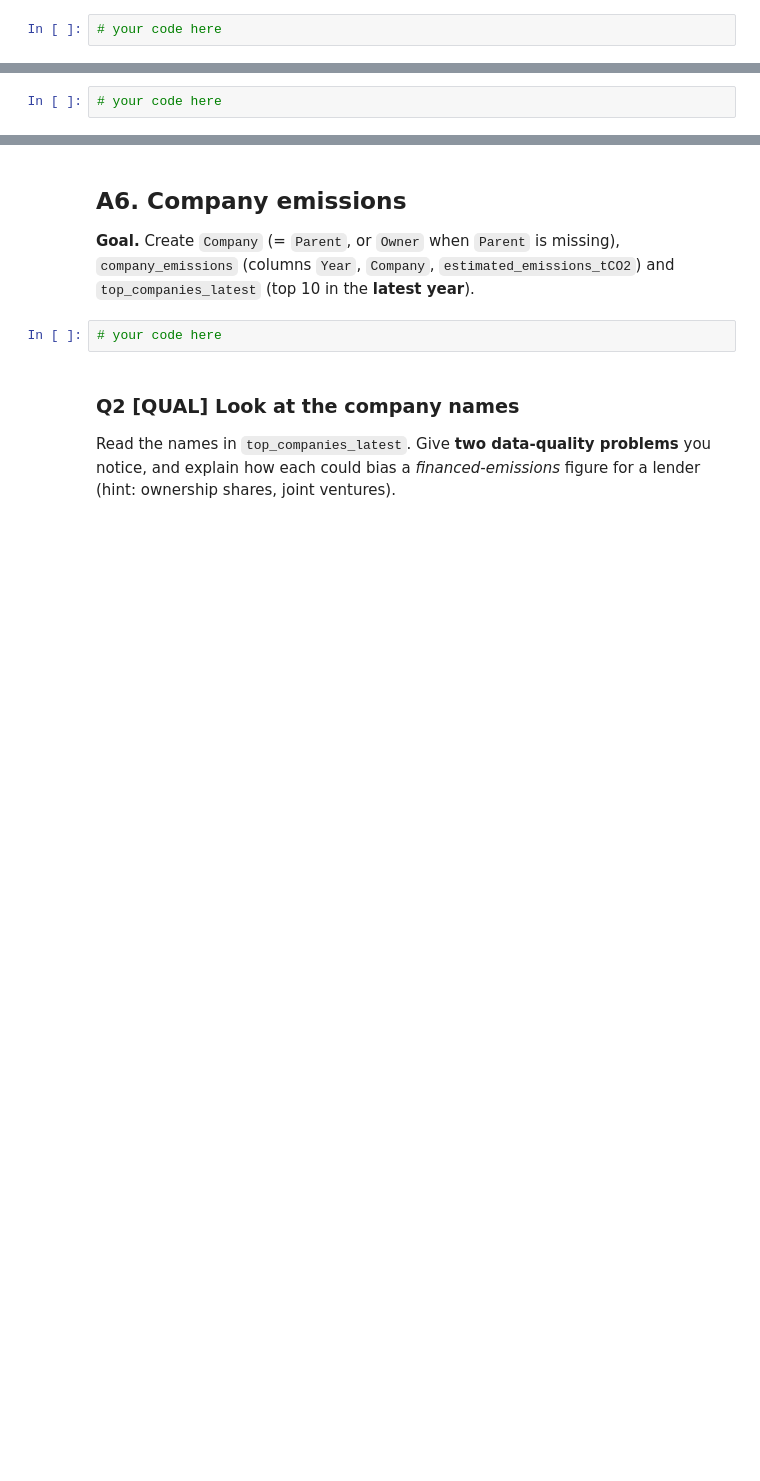
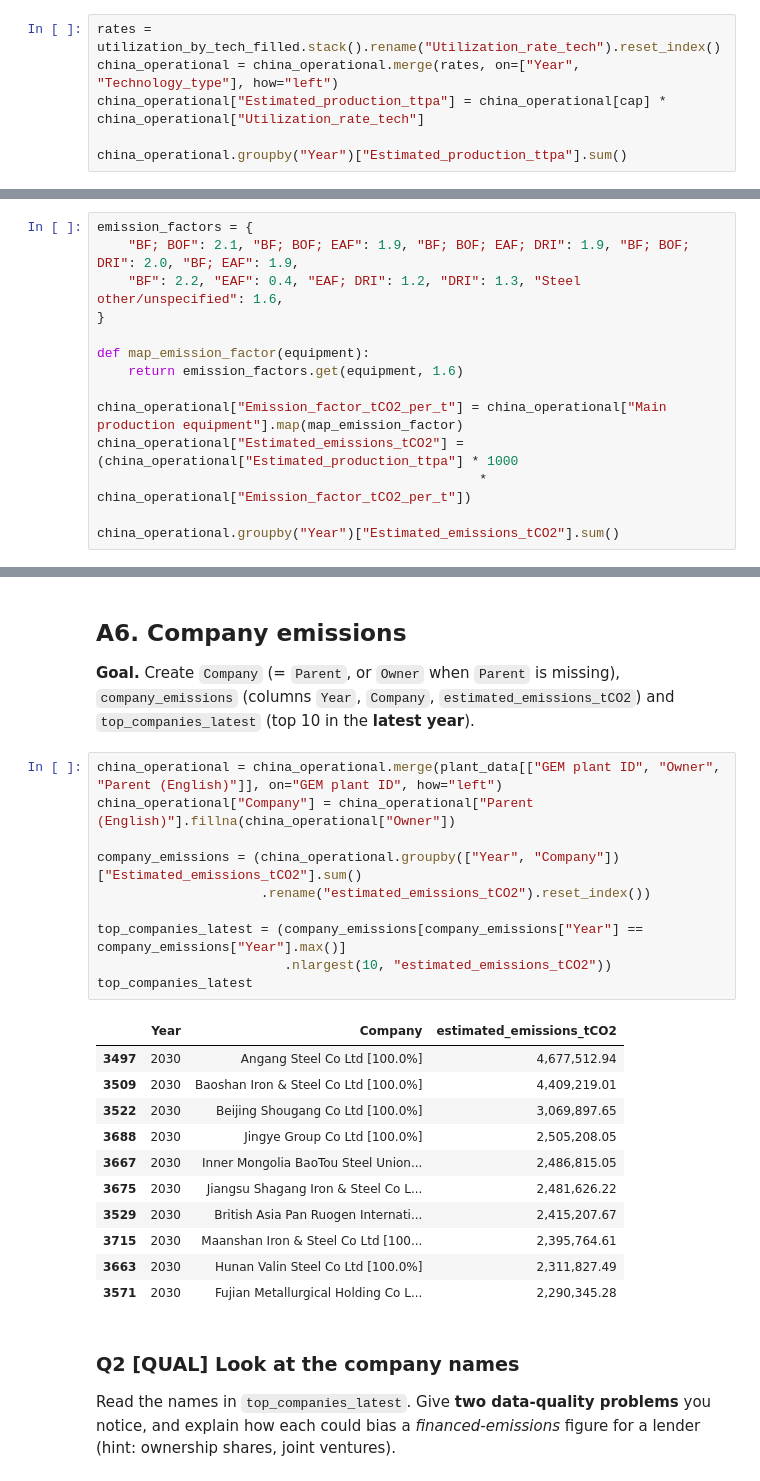
Before and after one commit to oceanetanios/lab3-lebard-lebihan-tanguy-tanios, a Jupyter notebook: lab3.ipynb, the cells around one changed output, grey strips where cells are left out. Cells and saved outputs as stored; diff of their text form; blank space fills up the shorter version.

```diff
--- a/lab3.ipynb
+++ b/lab3.ipynb
@@ -120,4 +232,8 @@ Create `classify_technology` (function), `china_operational` with a `Technology_
 
 **Goal.** Attribute each technology's utilisation rate to its plants: add `Utilization_rate_tech` and `Estimated_production_ttpa` (= capacity x utilisation) to `china_operational`.
 # %%
-# your code here
+rates = utilization_by_tech_filled.stack().rename("Utilization_rate_tech").reset_index()
+china_operational = china_operational.merge(rates, on=["Year", "Technology_type"], how="left")
+china_operational["Estimated_production_ttpa"] = china_operational[cap] * china_operational["Utilization_rate_tech"]
+
+china_operational.groupby("Year")["Estimated_production_ttpa"].sum()
@@ -134,4 +264,16 @@ Use these emissions factors (tCO2 per tonne crude steel, after Hasanbeigi 2019),
 
 > **Hint.** Emissions (t) = production (ttpa) x 1,000 x factor. `Series.map` with a function, or `dict.get(key, 1.6)`.
 # %%
-# your code here
+emission_factors = {
+    "BF; BOF": 2.1, "BF; BOF; EAF": 1.9, "BF; BOF; EAF; DRI": 1.9, "BF; BOF; DRI": 2.0, "BF; EAF": 1.9,
+    "BF": 2.2, "EAF": 0.4, "EAF; DRI": 1.2, "DRI": 1.3, "Steel other/unspecified": 1.6,
+}
+
+def map_emission_factor(equipment):
+    return emission_factors.get(equipment, 1.6)
+
+china_operational["Emission_factor_tCO2_per_t"] = china_operational["Main production equipment"].map(map_emission_factor)
+china_operational["Estimated_emissions_tCO2"] = (china_operational["Estimated_production_ttpa"] * 1000
+                                                 * china_operational["Emission_factor_tCO2_per_t"])
+
+china_operational.groupby("Year")["Estimated_emissions_tCO2"].sum()
@@ -140,7 +296,27 @@ Use these emissions factors (tCO2 per tonne crude steel, after Hasanbeigi 2019),
 
 **Goal.** Create `Company` (= `Parent`, or `Owner` when `Parent` is missing), `company_emissions` (columns `Year`, `Company`, `estimated_emissions_tCO2`) and `top_companies_latest` (top 10 in the **latest year**).
 # %%
-# your code here
+china_operational = china_operational.merge(plant_data[["GEM plant ID", "Owner", "Parent (English)"]], on="GEM plant ID", how="left")
+china_operational["Company"] = china_operational["Parent (English)"].fillna(china_operational["Owner"])
+
+company_emissions = (china_operational.groupby(["Year", "Company"])["Estimated_emissions_tCO2"].sum()
+                     .rename("estimated_emissions_tCO2").reset_index())
+
+top_companies_latest = (company_emissions[company_emissions["Year"] == company_emissions["Year"].max()]
+                        .nlargest(10, "estimated_emissions_tCO2"))
+top_companies_latest
+# %% [output]
+|  | Year | Company | estimated_emissions_tCO2 |
+| 3497 | 2030 | Angang Steel Co Ltd [100.0%] | 4,677,512.94 |
+| 3509 | 2030 | Baoshan Iron & Steel Co Ltd [100.0%] | 4,409,219.01 |
+| 3522 | 2030 | Beijing Shougang Co Ltd [100.0%] | 3,069,897.65 |
+| 3688 | 2030 | Jingye Group Co Ltd [100.0%] | 2,505,208.05 |
+| 3667 | 2030 | Inner Mongolia BaoTou Steel Union... | 2,486,815.05 |
+| 3675 | 2030 | Jiangsu Shagang Iron & Steel Co L... | 2,481,626.22 |
+| 3529 | 2030 | British Asia Pan Ruogen Internati... | 2,415,207.67 |
+| 3715 | 2030 | Maanshan Iron & Steel Co Ltd [100... | 2,395,764.61 |
+| 3663 | 2030 | Hunan Valin Steel Co Ltd [100.0%] | 2,311,827.49 |
+| 3571 | 2030 | Fujian Metallurgical Holding Co L... | 2,290,345.28 |
 # %% [markdown]
 ### Q2 [QUAL] Look at the company names
 
```
Also changed, not shown: parts of 31 cells of this notebook, 4 other files.
